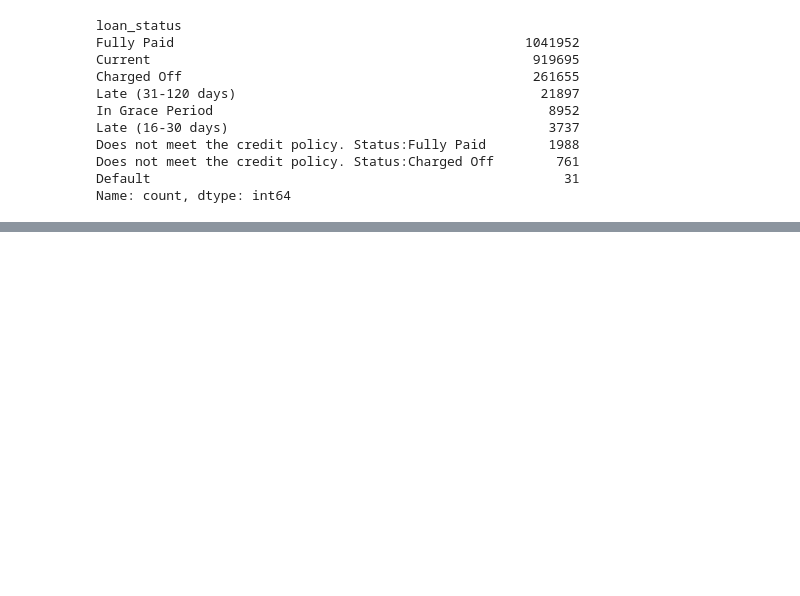
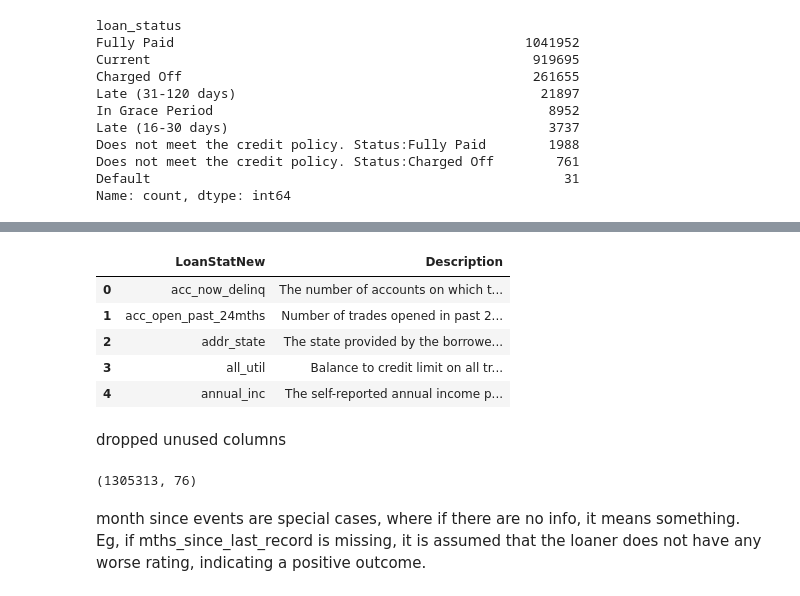
Before and after one commit to loviqu2/creditlens, a Jupyter notebook: notebooks/01_eda.ipynb, the cells around one changed output, grey strips where cells are left out. Cells and saved outputs as stored; diff of their text form; code cells hidden in the pictures; blank space fills up the shorter version.

Commit message:
EDA & Data cleaning stage done: target built, identified potential leakages, features encoded

```diff
--- a/notebooks/01_eda.ipynb
+++ b/notebooks/01_eda.ipynb
@@ -49,0 +239,29 @@ Name: count, dtype: int64
+# %%
+data_dict = pd.read_excel("/Users/vincent/everything code/python/creditLens/data/LCDataDictionary.xlsx")
+data_dict.head()
+# %% [output]
+|  | LoanStatNew | Description |
+| 0 | acc_now_delinq | The number of accounts on which t... |
+| 1 | acc_open_past_24mths | Number of trades opened in past 2... |
+| 2 | addr_state | The state provided by the borrowe... |
+| 3 | all_util | Balance to credit limit on all tr... |
+| 4 | annual_inc | The self-reported annual income p... |
+# %% [markdown]
+dropped unused columns
+# %%
+sparse_drop_cols = [
+    'sec_app_mths_since_last_major_derog', 'sec_app_revol_util', 'revol_bal_joint',
+    'sec_app_mort_acc', 'sec_app_earliest_cr_line', 'sec_app_collections_12_mths_ex_med',
+    'sec_app_chargeoff_within_12_mths', 'sec_app_num_rev_accts', 'sec_app_open_act_il',
+    'sec_app_open_acc', 'sec_app_inq_last_6mths', 'verification_status_joint',
+    'dti_joint', 'annual_inc_joint',
+    'il_util', 'all_util', 'open_acc_6m', 'inq_last_12m', 'total_cu_tl',
+    'open_rv_12m', 'open_il_24m', 'open_il_12m', 'open_act_il', 'open_rv_24m', 'max_bal_bc'
+]
+
+df = df.drop(columns=sparse_drop_cols, errors='ignore')
+print(df.shape)
+# %% [output]
+(1305313, 76)
+# %% [markdown]
+month since events are special cases, where if there are no info, it means something. Eg, if mths_since_last_record is missing, it is assumed that the loaner does not have any worse rating, indicating a positive outcome.
```
Also changed, not shown: parts of 36 cells of this notebook, 2 other files.
